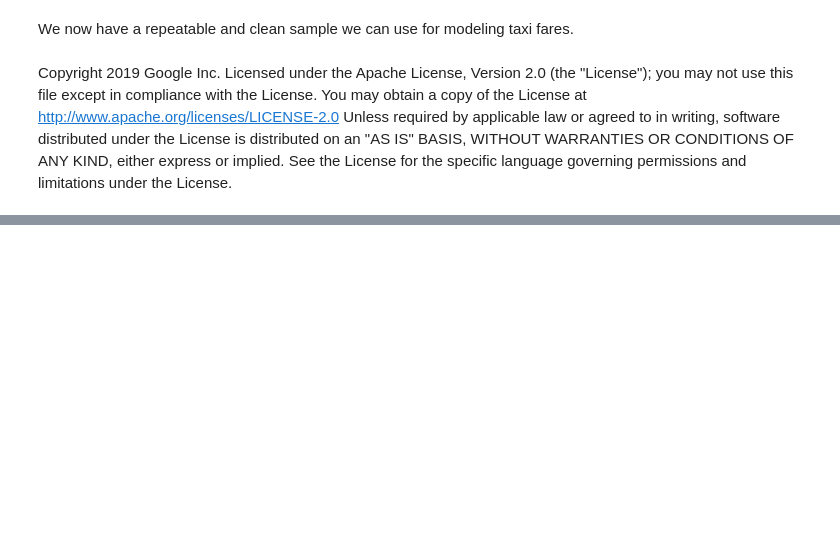
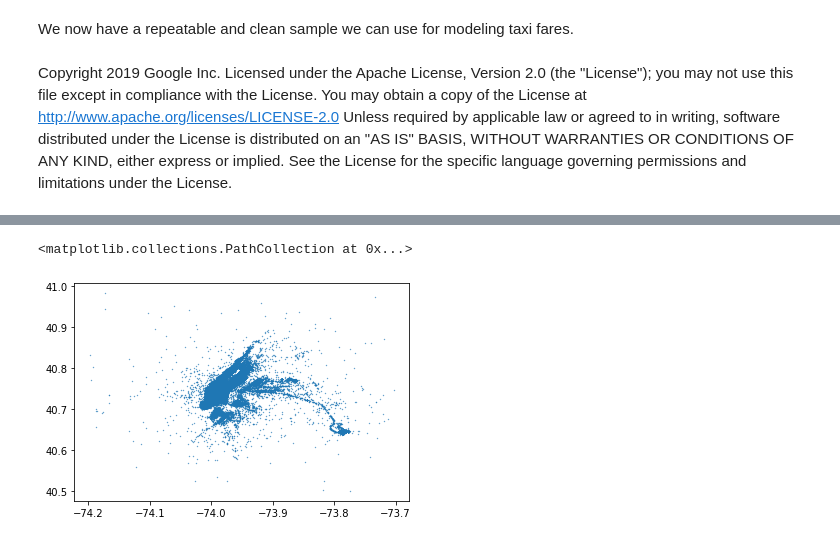
Before and after one commit to saberbf/BigData, a Jupyter notebook: Final/a_sample_explore_clean.ipynb, the cells around one changed output, grey strips where cells are left out. Saved outputs shown, nothing was run; the diff lists cells and outputs as text; code cells hidden in the pictures; blank space fills up the shorter version.

```diff
--- a/Final/a_sample_explore_clean.ipynb
+++ b/Final/a_sample_explore_clean.ipynb
@@ -27,7 +27,7 @@ credentials, your_project_id = google.auth.default(
 bqclient = bigquery.Client(credentials=credentials, project=your_project_id,)
 bqstorageclient = bigquery_storage.BigQueryReadClient(credentials=credentials)
 # %%
-PROJECT = "bigdata-09012020"  # Replace with your PROJECT
+PROJECT = "saberbf-2020"  # Replace with your PROJECT
 REGION = "us-east1"            # Choose an available region for Cloud MLE
 # %%
 import os
@@ -363,0 +358,2 @@ Unless required by applicable law or agreed to in writing, software distributed
+# %%
+trips = bq.query(query_string).to_dataframe()
@@ -363,0 +377,7 @@ Unless required by applicable law or agreed to in writing, software distributed
+# %%
+import matplotlib.pyplot as plt
+
+plt.scatter(trips["pickup_longitude"], trips["pickup_latitude"], s= 0.1)
+# %% [output]
+<matplotlib.collections.PathCollection at 0x...>
+[figure, added]
```
Also changed, not shown: parts of 39 cells of this notebook, 7 other files.
